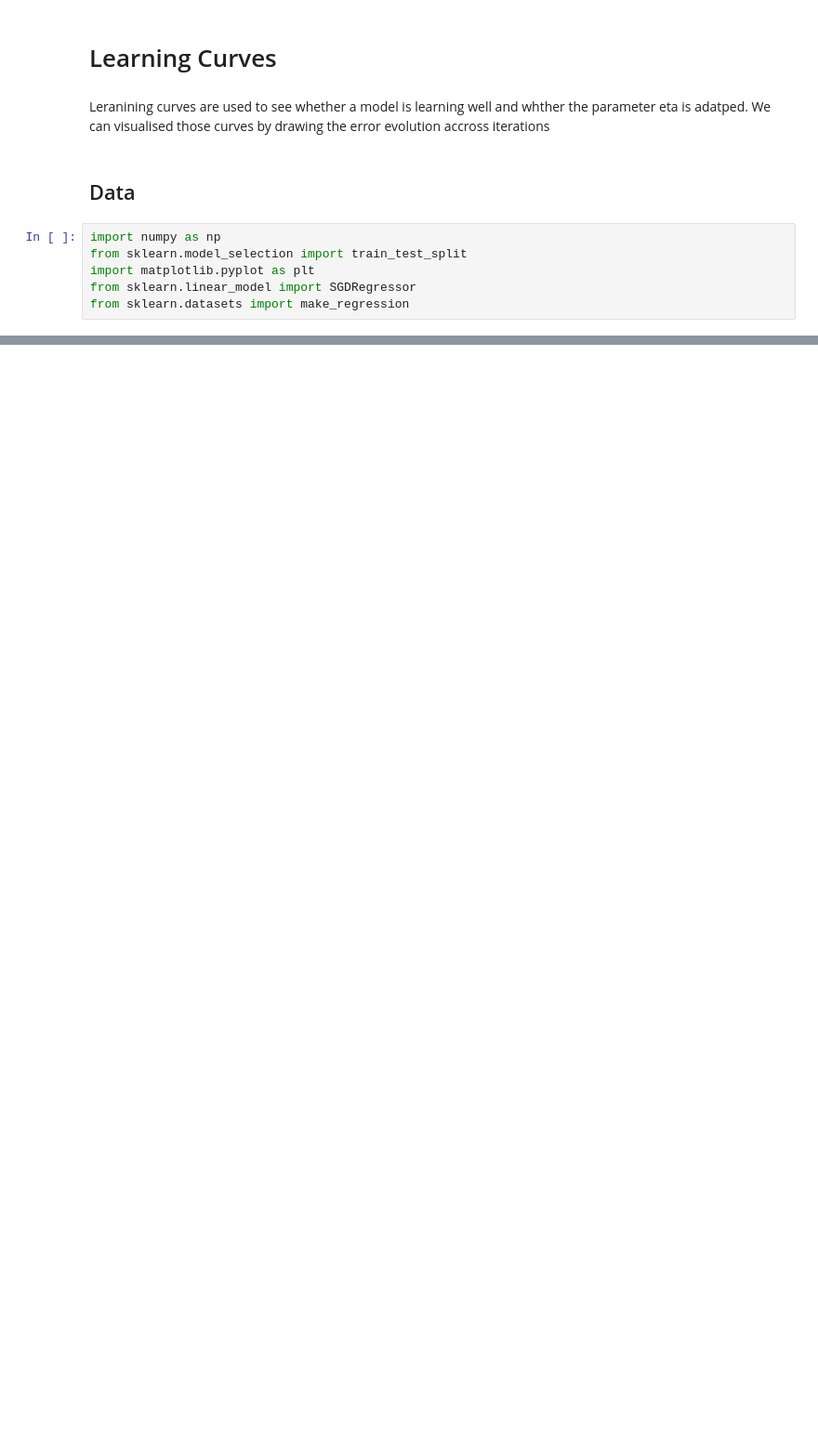
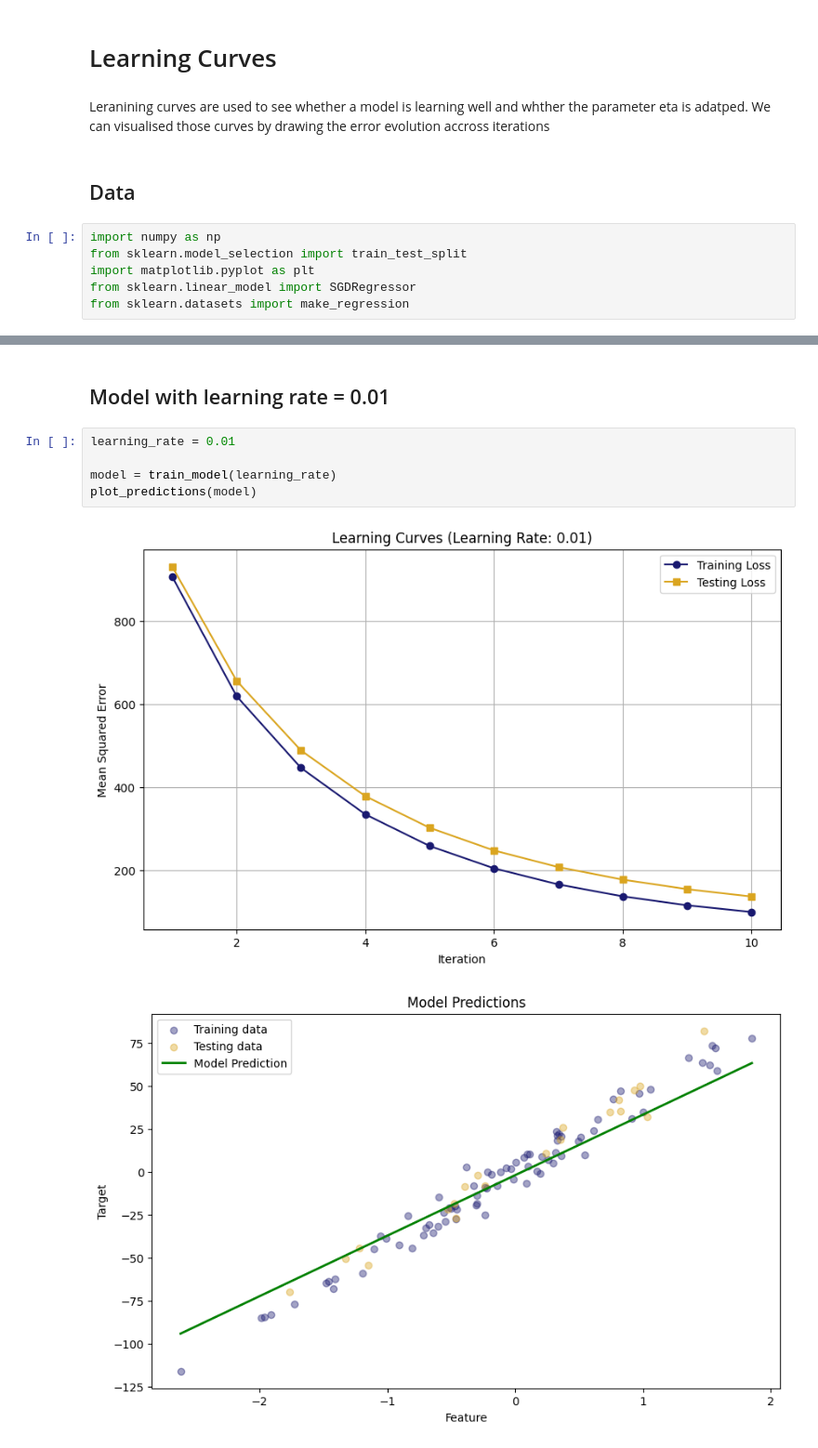
Before and after one commit to cruchau/machine_learning, a Jupyter notebook: linear_model/regression/04_learning_curves.ipynb, the cells around one changed output, grey strips where cells are left out. Shown: that part at 93% size. Drawn from its saved outputs; the diff is of its cells as text; blank space fills up the shorter version.

```diff
--- a/linear_model/regression/04_learning_curves.ipynb
+++ b/linear_model/regression/04_learning_curves.ipynb
@@ -28,0 +123,10 @@ plt.show()
+# %% [markdown]
+## Model with learning rate = 0.01
+# %%
+learning_rate = 0.01
+
+model = train_model(learning_rate)
+plot_predictions(model)
+# %% [output]
+[figure, added]
+[figure, added]
```
Also changed, not shown: parts of 14 cells of this notebook.
